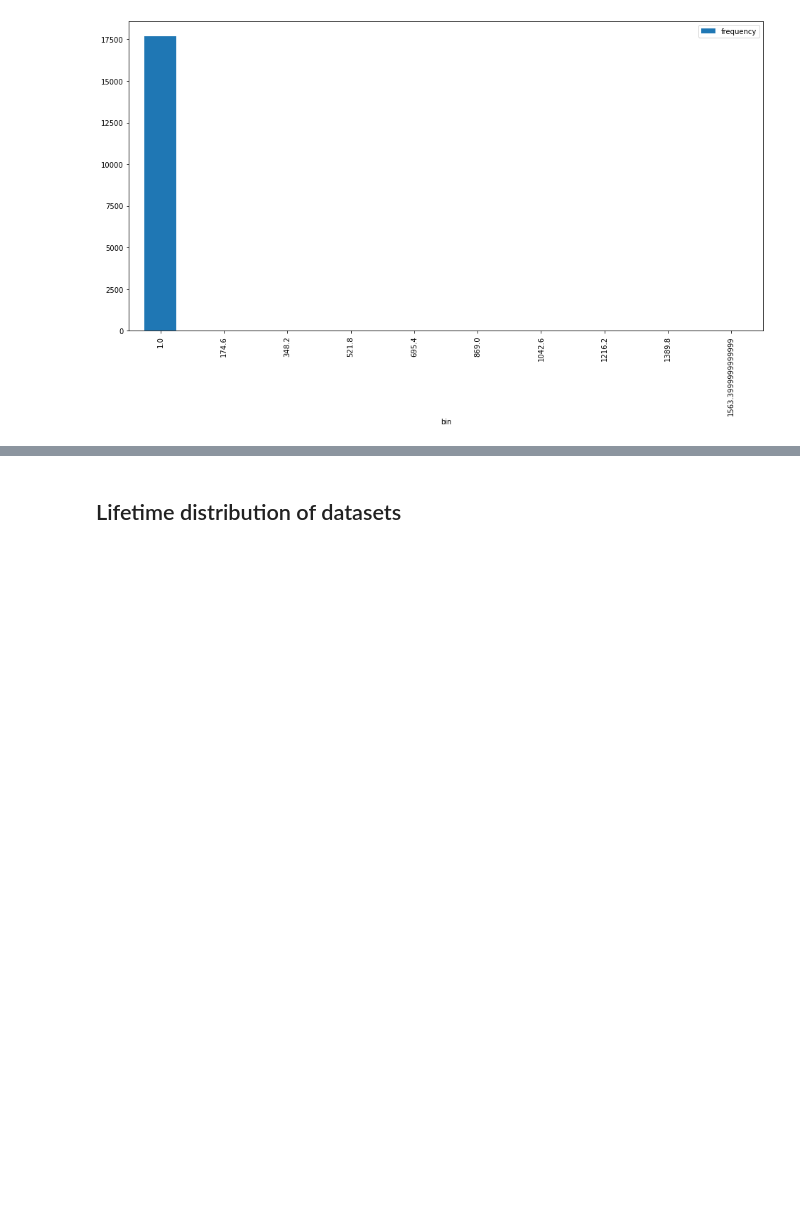
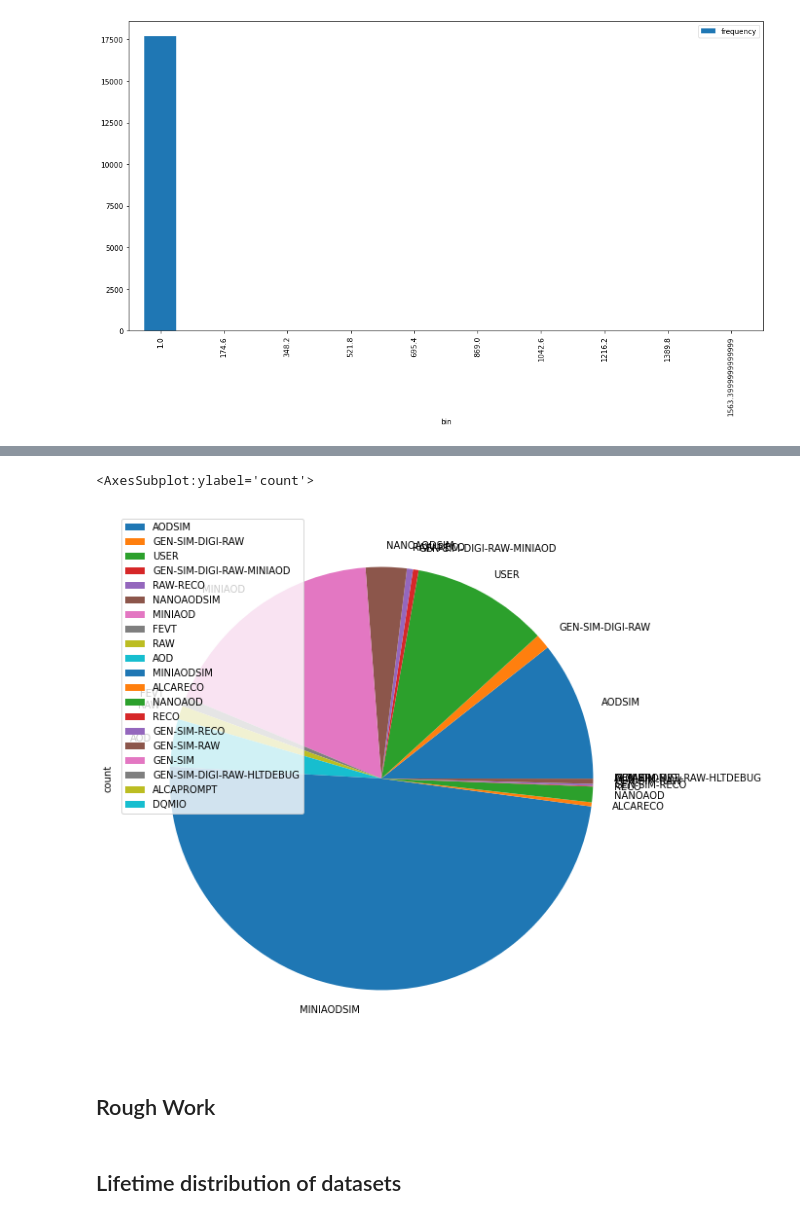
Before and after one commit to dynamic-entropy/CRABAnalysis, a Jupyter notebook: crab_historical.ipynb, the cells around one changed output, grey strips where cells are left out. Cells and saved outputs as stored; diff of their text form; code cells hidden in the pictures; blank space fills up the shorter version.

```diff
--- a/crab_historical.ipynb
+++ b/crab_historical.ipynb
@@ -356,3 +371,10 @@ plot_histogram(histogram_reuse)
+# %%
+pd_month.set_index('CMSPrimaryDataTier').plot(kind='pie', y='count', figsize=(10, 10))
+# %% [output]
+<AxesSubplot:ylabel='count'>
+[figure, added]
+# %% [markdown]
+## Rough Work
 # %% [markdown]
 ## Lifetime distribution of datasets
 # %%
```
Also changed, not shown: parts of 15 cells of this notebook.
